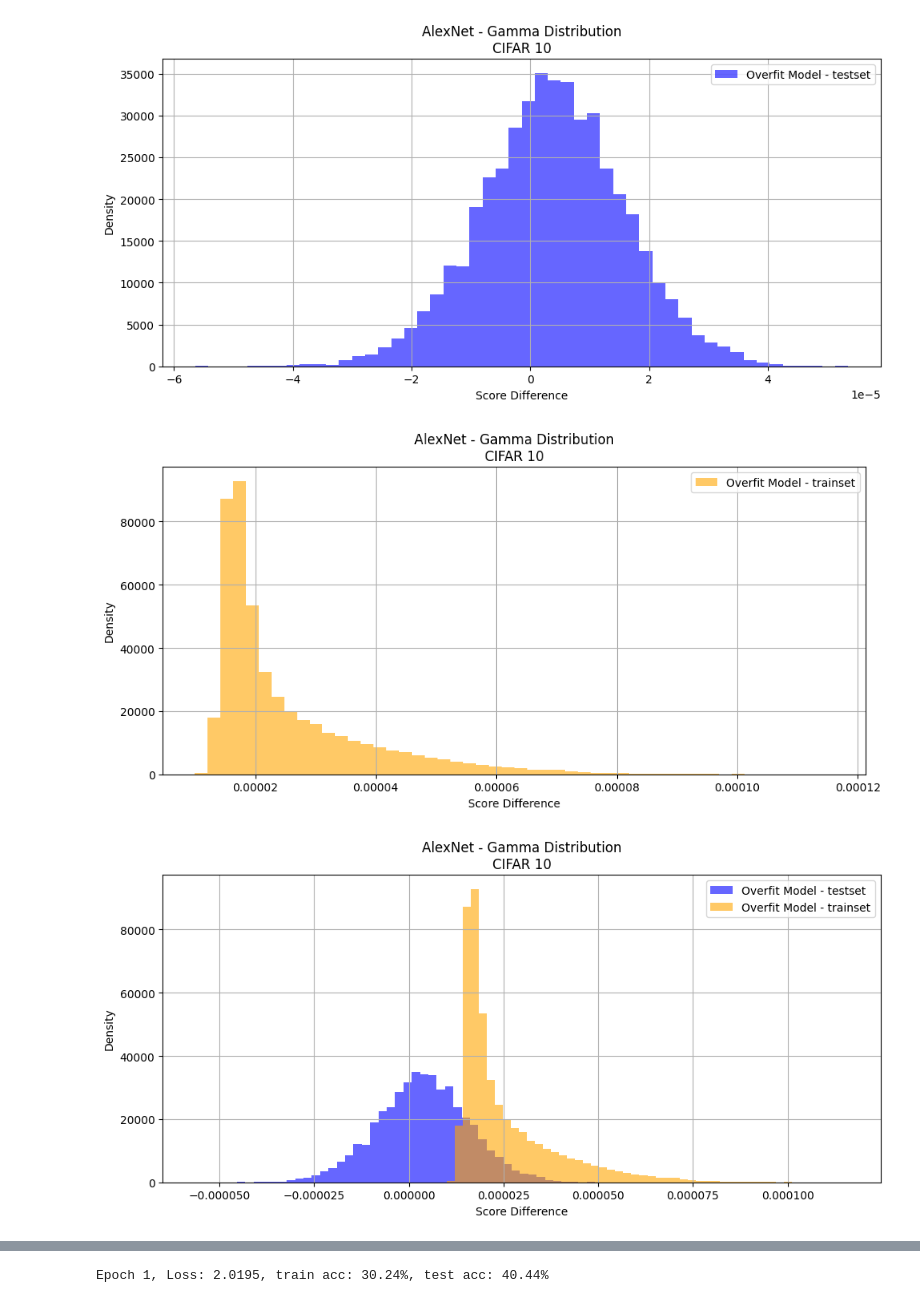
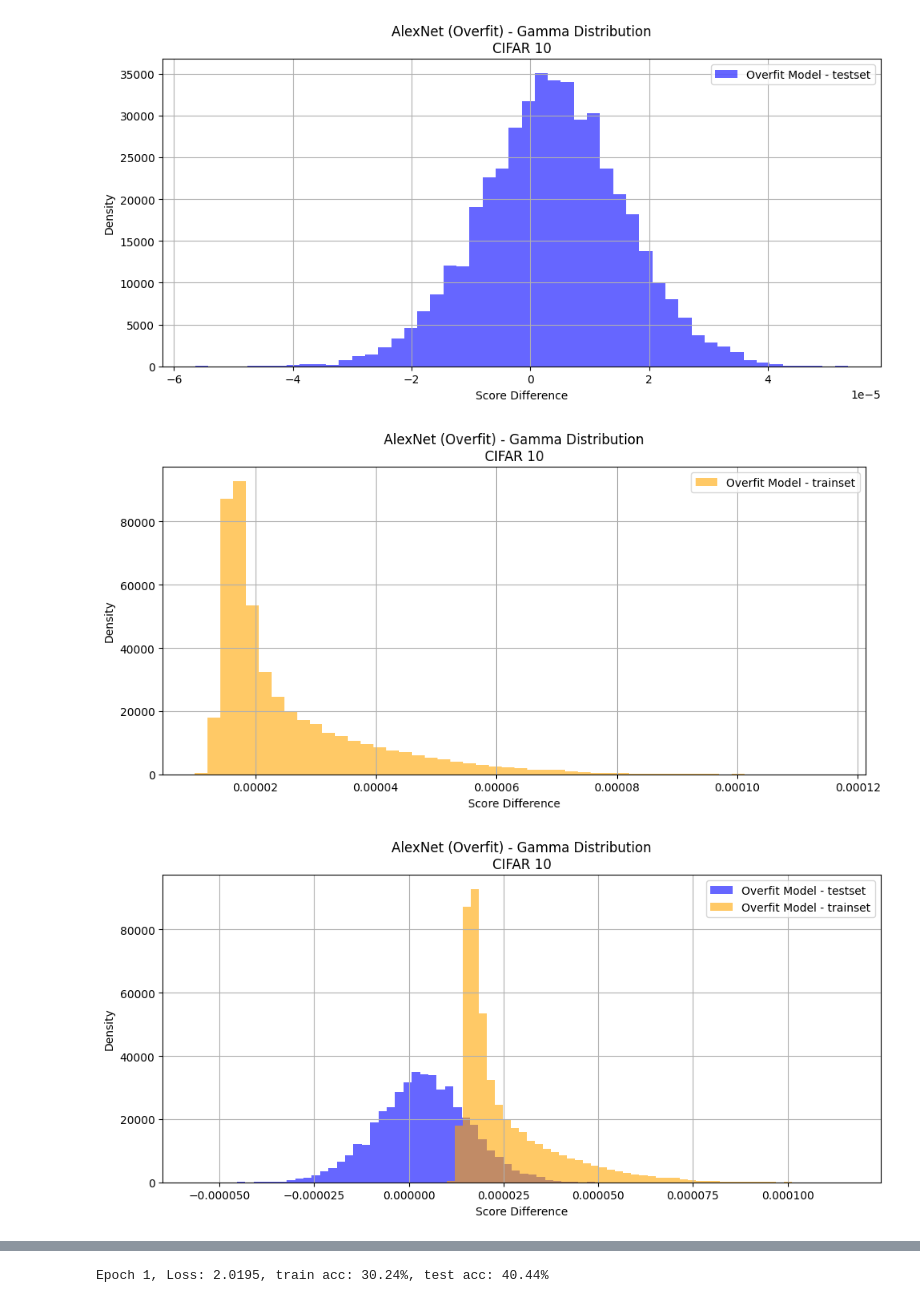
Before and after one commit to SamanwaySadhu/Privacy-Preserving-Overfitting-Detection, a Jupyter notebook: image_model_experiments/spectral_norm_alexnet_cifar10.ipynb, the cells around one changed output, grey strips where cells are left out. Saved outputs shown, nothing was run; the diff lists cells and outputs as text; code cells hidden in the pictures.

Commit message:
Update image model experiments

```diff
--- a/image_model_experiments/spectral_norm_alexnet_cifar10.ipynb
+++ b/image_model_experiments/spectral_norm_alexnet_cifar10.ipynb
@@ -201,18 +201,18 @@ Total Spectral Complexity (R_A): 1.3021e+06
 # %%
 plt.figure(figsize=(10, 5))
 # plt.hist(underfit, bins=50, alpha=0.6, label="Underfit Model", color="green", density=True)
 plt.hist(overfit_test, bins=50, alpha=0.6, label="Overfit Model - testset", color="blue", density=True)
 # plt.hist(overfit, bins=50, alpha=0.6, label="Overfit Model", color="orange", density=True)
 plt.xlabel("Score Difference")
 plt.ylabel("Density")
-plt.title(f"AlexNet - Gamma Distribution\nCIFAR 10")
+plt.title(f"AlexNet (Overfit) - Gamma Distribution\nCIFAR 10")
 plt.legend()
 plt.grid(True)
 plt.tight_layout()
 # plt.savefig("gamma_hist_ResNet18_cifar10.png")
 plt.show()
 # %% [output]
-[figure, old version]
+[figure, new version]
 # %%
 plt.figure(figsize=(10, 5))
 # plt.hist(underfit, bins=50, alpha=0.6, label="Underfit Model", color="green", density=True)
@@ -220,14 +220,14 @@ plt.figure(figsize=(10, 5))
 plt.hist(overfit_train, bins=50, alpha=0.6, label="Overfit Model - trainset", color="orange", density=True)
 plt.xlabel("Score Difference")
 plt.ylabel("Density")
-plt.title(f"AlexNet - Gamma Distribution\nCIFAR 10")
+plt.title(f"AlexNet (Overfit) - Gamma Distribution\nCIFAR 10")
 plt.legend()
 plt.grid(True)
 plt.tight_layout()
 # plt.savefig("gamma_hist_ResNet18_cifar10.png")
 plt.show()
 # %% [output]
-[figure, old version]
+[figure, new version]
 # %%
 plt.figure(figsize=(10, 5))
 # plt.hist(underfit, bins=50, alpha=0.6, label="Underfit Model", color="green", density=True)
@@ -235,11 +235,11 @@ plt.hist(overfit_test, bins=50, alpha=0.6, label="Overfit Model - testset", colo
 plt.hist(overfit_train, bins=50, alpha=0.6, label="Overfit Model - trainset", color="orange", density=True)
 plt.xlabel("Score Difference")
 plt.ylabel("Density")
-plt.title(f"AlexNet - Gamma Distribution\nCIFAR 10")
+plt.title(f"AlexNet (Overfit) - Gamma Distribution\nCIFAR 10")
 plt.legend()
 plt.grid(True)
 plt.tight_layout()
 plt.savefig("gamma_hist_alexnet_cifar10_overfit.png")
 plt.show()
 # %% [output]
-[figure, old version]
+[figure, new version]
```
Also changed, not shown: parts of 9 cells of this notebook, 1 other file.
